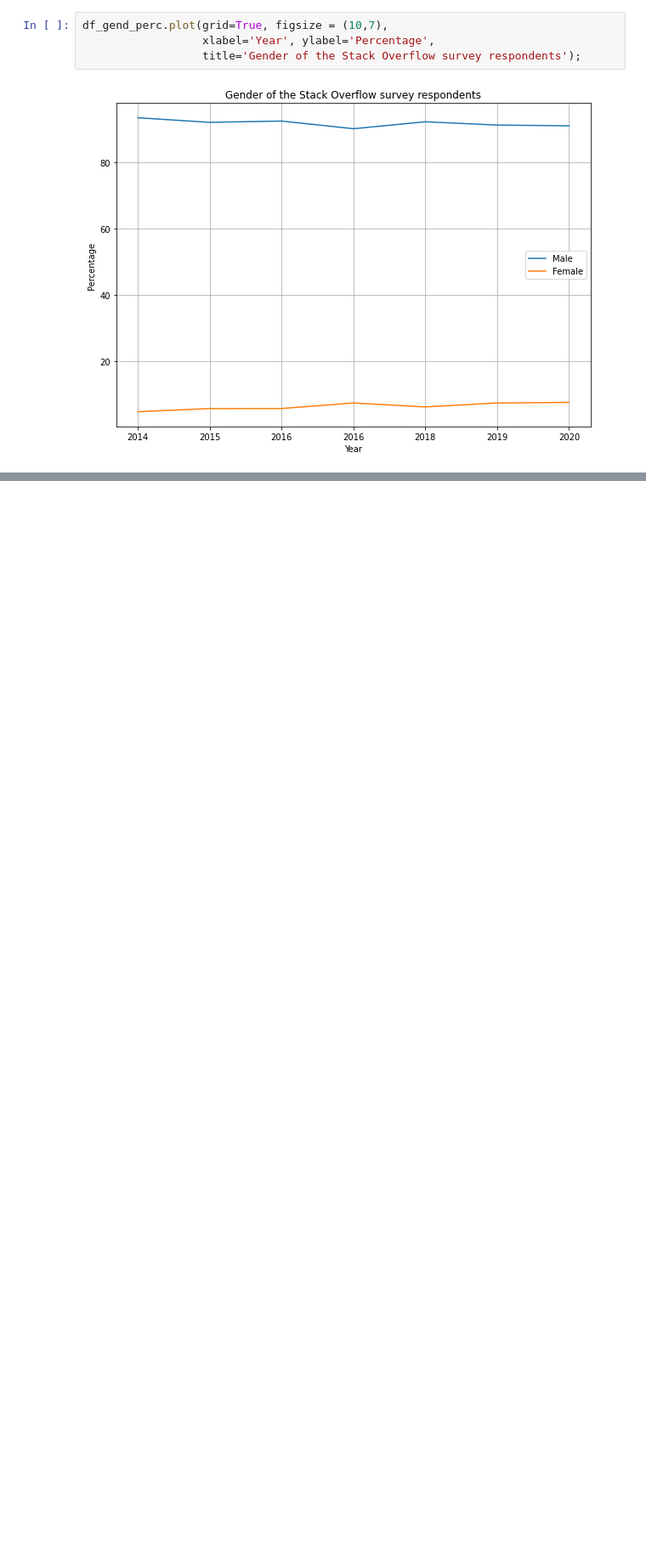
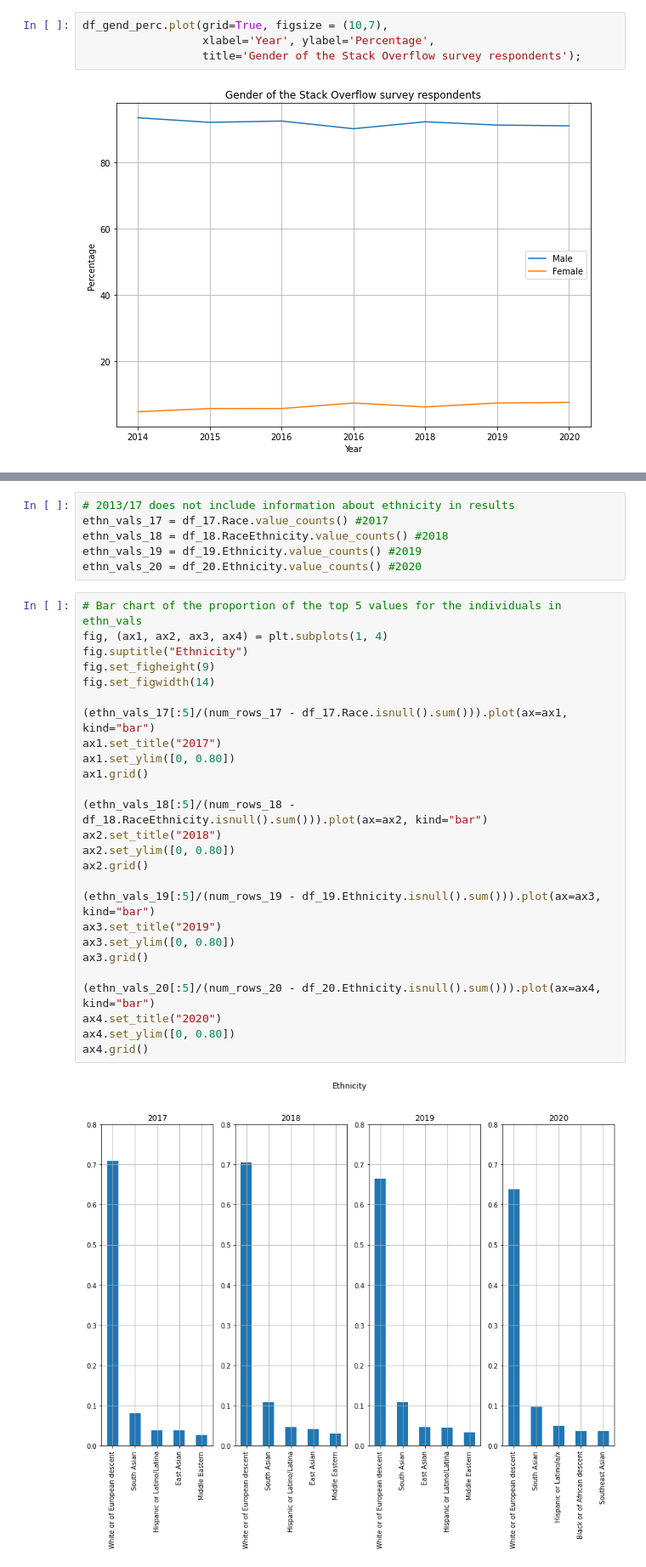
Before and after one commit to Data-Science-NDegree-MRusso/DSND-P1-Data-Exploration, a Jupyter notebook: code/Look at the Gender Specific Data.ipynb, the cells around one changed output, grey strips where cells are left out. Shown at 85% size. Cells and saved outputs as stored; diff of their text form; blank space fills up the shorter version.

```diff
--- a/code/Look at the Gender Specific Data.ipynb
+++ b/code/Look at the Gender Specific Data.ipynb
@@ -296,0 +308,34 @@ df_gend_perc.plot(grid=True, figsize = (10,7),
+# %%
+# 2013/17 does not include information about ethnicity in results
+ethn_vals_17 = df_17.Race.value_counts() #2017
+ethn_vals_18 = df_18.RaceEthnicity.value_counts() #2018
+ethn_vals_19 = df_19.Ethnicity.value_counts() #2019
+ethn_vals_20 = df_20.Ethnicity.value_counts() #2020
+# %%
+# Bar chart of the proportion of the top 5 values for the individuals in ethn_vals
+fig, (ax1, ax2, ax3, ax4) = plt.subplots(1, 4)
+fig.suptitle("Ethnicity")
+fig.set_figheight(9)
+fig.set_figwidth(14)
+
+(ethn_vals_17[:5]/(num_rows_17 - df_17.Race.isnull().sum())).plot(ax=ax1, kind="bar")
+ax1.set_title("2017")
+ax1.set_ylim([0, 0.80])
+ax1.grid()
+
+(ethn_vals_18[:5]/(num_rows_18 - df_18.RaceEthnicity.isnull().sum())).plot(ax=ax2, kind="bar")
+ax2.set_title("2018")
+ax2.set_ylim([0, 0.80])
+ax2.grid()
+
+(ethn_vals_19[:5]/(num_rows_19 - df_19.Ethnicity.isnull().sum())).plot(ax=ax3, kind="bar")
+ax3.set_title("2019")
+ax3.set_ylim([0, 0.80])
+ax3.grid()
+
+(ethn_vals_20[:5]/(num_rows_20 - df_20.Ethnicity.isnull().sum())).plot(ax=ax4, kind="bar")
+ax4.set_title("2020")
+ax4.set_ylim([0, 0.80])
+ax4.grid()
+# %% [output]
+[figure, added]
```
Also changed, not shown: parts of 10 cells of this notebook.
